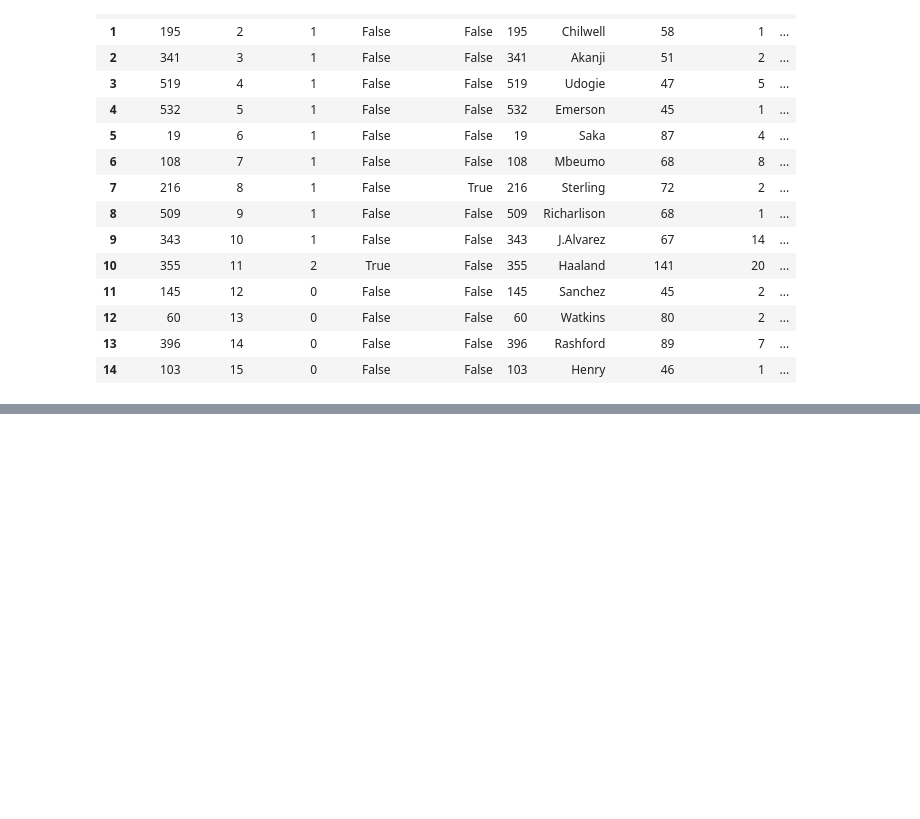
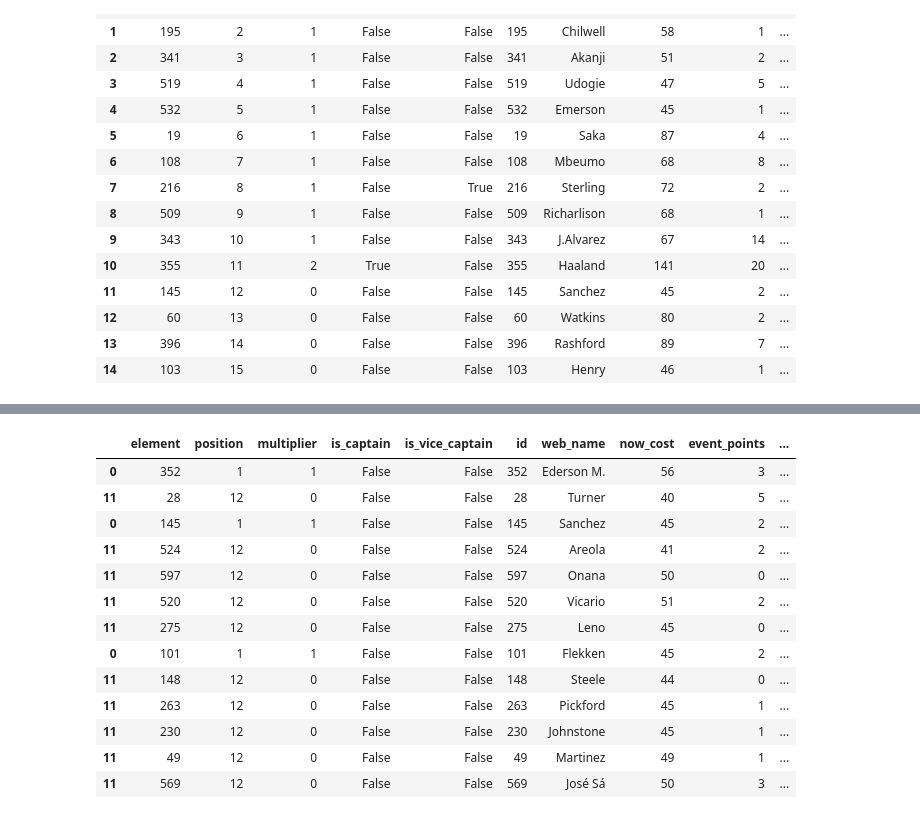
Before and after one commit to Dofften/FPL-Oort, a Jupyter notebook: trial.ipynb, the cells around one changed output, grey strips where cells are left out. Cells and saved outputs as stored; diff of their text form; code cells hidden in the pictures; blank space fills up the shorter version.

```diff
--- a/trial.ipynb
+++ b/trial.ipynb
@@ -427,0 +562,17 @@ final_dataframe2.head(15)
+# %%
+final_dataframe2[final_dataframe2['element_type']==1].sort_values(by=['top_ownership'], ascending=False).drop_duplicates('id', keep='first').head(50)
+# %% [output]
+|  | element | position | multiplier | is_captain | is_vice_captain | id | web_name | now_cost | event_points | ... |
+| 0 | 352 | 1 | 1 | False | False | 352 | Ederson M. | 56 | 3 | ... |
+| 11 | 28 | 12 | 0 | False | False | 28 | Turner | 40 | 5 | ... |
+| 0 | 145 | 1 | 1 | False | False | 145 | Sanchez | 45 | 2 | ... |
+| 11 | 524 | 12 | 0 | False | False | 524 | Areola | 41 | 2 | ... |
+| 11 | 597 | 12 | 0 | False | False | 597 | Onana | 50 | 0 | ... |
+| 11 | 520 | 12 | 0 | False | False | 520 | Vicario | 51 | 2 | ... |
+| 11 | 275 | 12 | 0 | False | False | 275 | Leno | 45 | 0 | ... |
+| 0 | 101 | 1 | 1 | False | False | 101 | Flekken | 45 | 2 | ... |
+| 11 | 148 | 12 | 0 | False | False | 148 | Steele | 44 | 0 | ... |
+| 11 | 263 | 12 | 0 | False | False | 263 | Pickford | 45 | 1 | ... |
+| 11 | 230 | 12 | 0 | False | False | 230 | Johnstone | 45 | 1 | ... |
+| 11 | 49 | 12 | 0 | False | False | 49 | Martinez | 49 | 1 | ... |
+| 11 | 569 | 12 | 0 | False | False | 569 | José Sá | 50 | 3 | ... |
```
Also changed, not shown: parts of 13 cells of this notebook.
